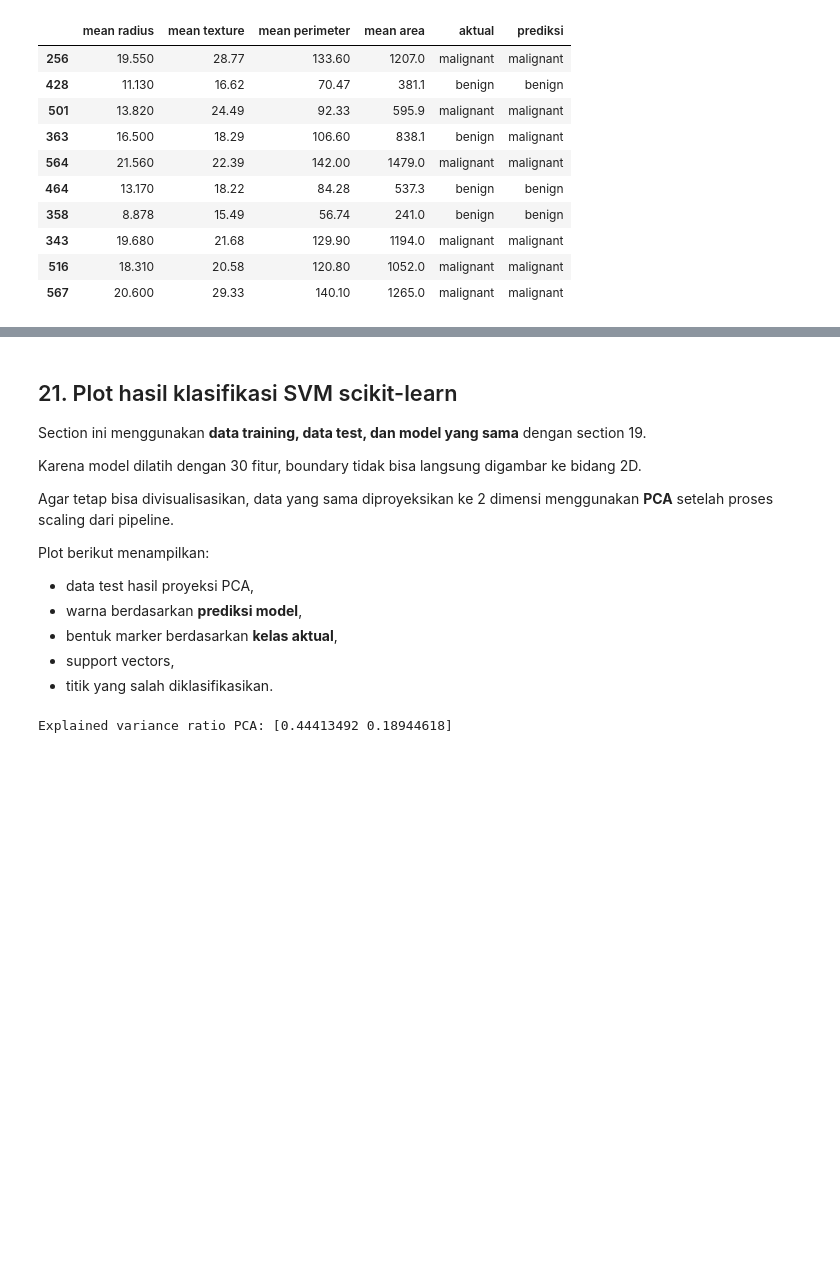
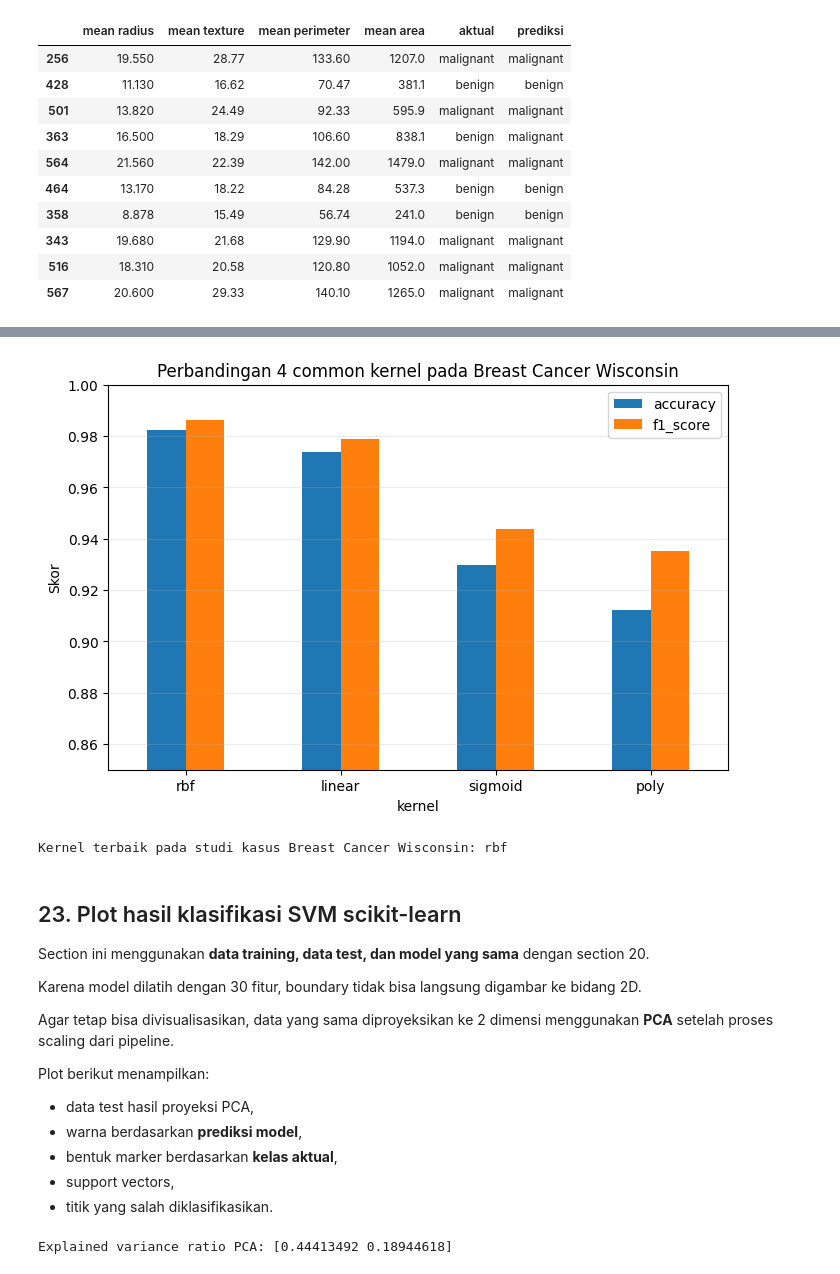
Before and after one commit to rudyhendrawn/data-course, a Jupyter notebook: data-mining/classification/support-vector-machine.ipynb, the cells around one changed output, grey strips where cells are left out. Saved outputs shown, nothing was run; the diff lists cells and outputs as text; code cells hidden in the pictures; blank space fills up the shorter version.

```diff
--- a/data-mining/classification/support-vector-machine.ipynb
+++ b/data-mining/classification/support-vector-machine.ipynb
@@ -908,7 +1063,23 @@ sample_predictions[[
+# %%
+ax = df_kernel_real.set_index("kernel")[["accuracy", "f1_score"]].plot(
+    kind="bar",
+    figsize=(8, 5),
+    rot=0
+)
+ax.set_title("Perbandingan 4 common kernel pada Breast Cancer Wisconsin")
+ax.set_ylabel("Skor")
+ax.set_ylim(0.85, 1.0)
+ax.grid(axis="y", alpha=0.25)
+plt.show()
+
+print("Kernel terbaik pada studi kasus Breast Cancer Wisconsin:", df_kernel_real.iloc[0]["kernel"])
+# %% [output]
+[figure, added]
+Kernel terbaik pada studi kasus Breast Cancer Wisconsin: rbf
 # %% [markdown]
-## 21. Plot hasil klasifikasi SVM scikit-learn
+## 23. Plot hasil klasifikasi SVM scikit-learn
 
-Section ini menggunakan **data training, data test, dan model yang sama** dengan section 19.
+Section ini menggunakan **data training, data test, dan model yang sama** dengan section 20.
 
 Karena model dilatih dengan 30 fitur, boundary tidak bisa langsung digambar ke bidang 2D.
 
```
Also changed, not shown: parts of 11 cells of this notebook.
